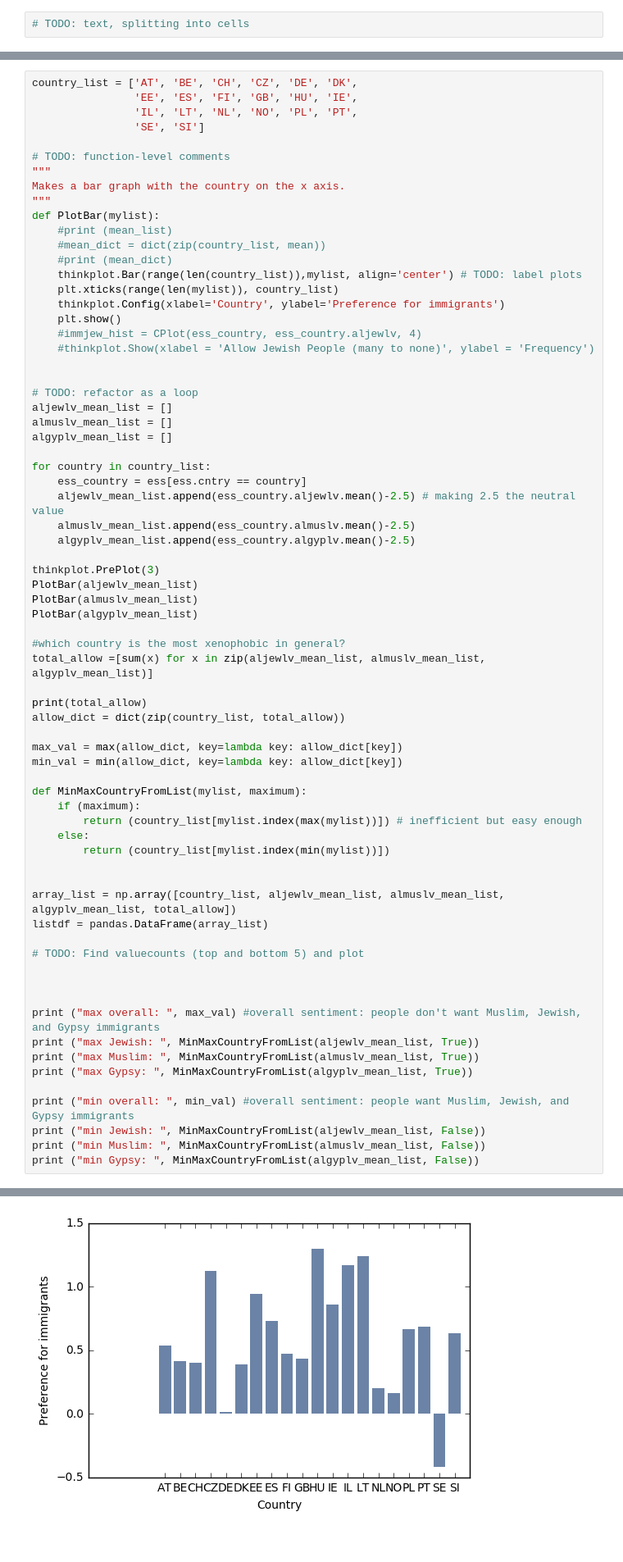
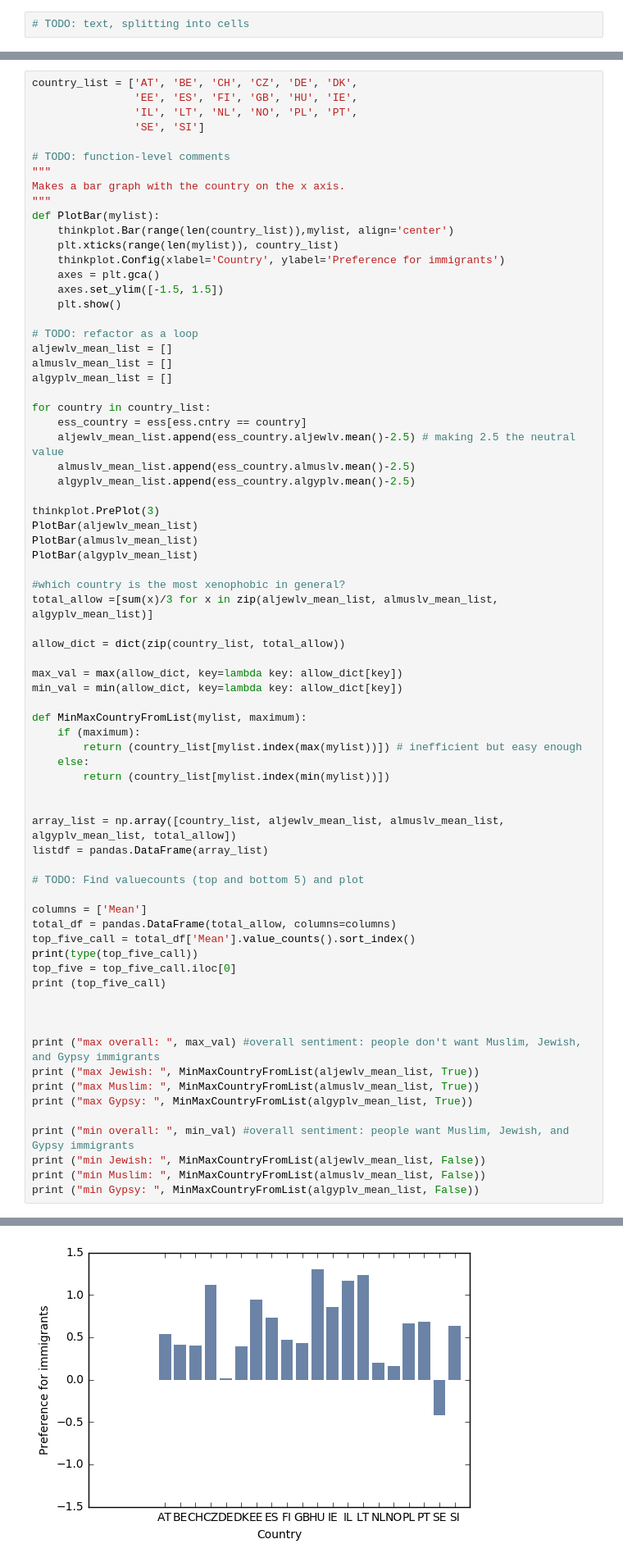
Before and after one commit to apurvaraman/DataScienceReport1, a Jupyter notebook: Report1_Final.ipynb, the cells around one changed output, grey strips where cells are left out. Shown: that part at 82% size. Saved outputs shown, nothing was run; the diff lists cells and outputs as text.

```diff
--- a/Report1_Final.ipynb
+++ b/Report1_Final.ipynb
@@ -73,16 +73,12 @@ country_list = ['AT', 'BE', 'CH', 'CZ', 'DE', 'DK',
 Makes a bar graph with the country on the x axis.
 """
 def PlotBar(mylist):
-    #print (mean_list)
-    #mean_dict = dict(zip(country_list, mean))
-    #print (mean_dict)
-    thinkplot.Bar(range(len(country_list)),mylist, align='center') # TODO: label plots
+    thinkplot.Bar(range(len(country_list)),mylist, align='center')
     plt.xticks(range(len(mylist)), country_list)
     thinkplot.Config(xlabel='Country', ylabel='Preference for immigrants')
+    axes = plt.gca()
+    axes.set_ylim([-1.5, 1.5])
     plt.show()
-    #immjew_hist = CPlot(ess_country, ess_country.aljewlv, 4)
-    #thinkplot.Show(xlabel = 'Allow Jewish People (many to none)', ylabel = 'Frequency')
-
 
 # TODO: refactor as a loop
 aljewlv_mean_list = []
@@ -101,9 +97,8 @@ PlotBar(almuslv_mean_list)
 PlotBar(algyplv_mean_list)
 
 #which country is the most xenophobic in general?
-total_allow =[sum(x) for x in zip(aljewlv_mean_list, almuslv_mean_list, algyplv_mean_list)]
+total_allow =[sum(x)/3 for x in zip(aljewlv_mean_list, almuslv_mean_list, algyplv_mean_list)]
 
-print(total_allow)
 allow_dict = dict(zip(country_list, total_allow))
 
 max_val = max(allow_dict, key=lambda key: allow_dict[key])
@@ -121,6 +116,13 @@ listdf = pandas.DataFrame(array_list)
 
 # TODO: Find valuecounts (top and bottom 5) and plot
 
+columns = ['Mean']
+total_df = pandas.DataFrame(total_allow, columns=columns)
+top_five_call = total_df['Mean'].value_counts().sort_index()
+print(type(top_five_call))
+top_five = top_five_call.iloc[0]
+print (top_five_call)
+
 
 
 print ("max overall: ", max_val) #overall sentiment: people don't want Muslim, Jewish, and Gypsy immigrants
@@ -138 +140 @@ print ("min Gypsy: ", MinMaxCountryFromList(algyplv_mean_list, False))
-[figure, old version]
+[figure, new version]
```
Also changed, not shown: parts of 1 cell of this notebook.
